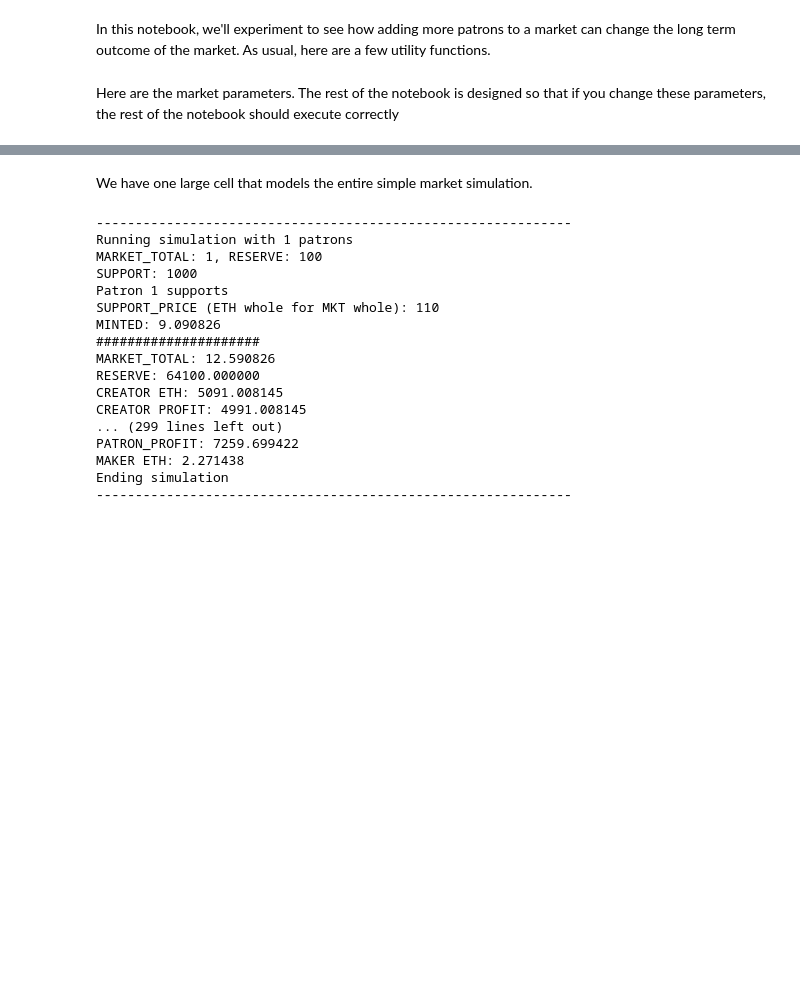
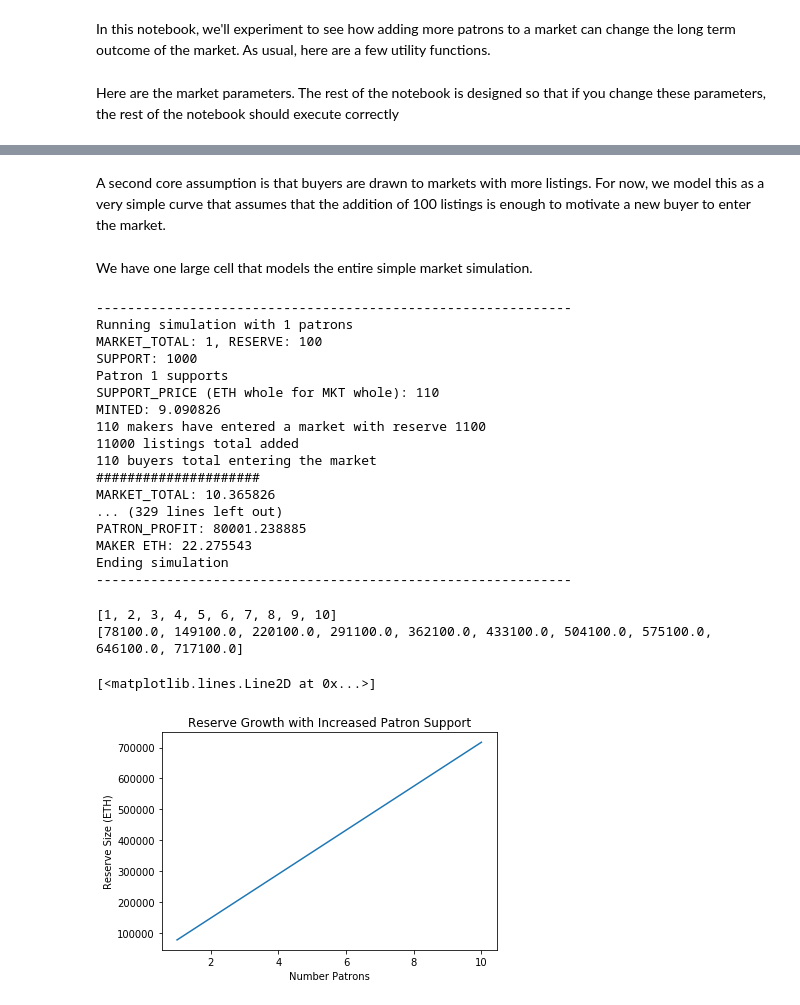
Before and after one commit to computablelabs/economics, a Jupyter notebook: Supporter Effect.ipynb, the cells around one changed output, grey strips where cells are left out. Cells and saved outputs as stored; diff of their text form; code cells hidden in the pictures; blank space fills up the shorter version.

Commit message:
Simple models

```diff
--- a/Supporter Effect.ipynb
+++ b/Supporter Effect.ipynb
@@ -47,9 +41,10 @@ Now le's introduce various parameters.
 # %%
+SUPPORT = 1000 * WHOLE # ETH
 CREATOR_SUPPORT = 100 * WHOLE # ETH
-N_MAKERS = 1000
+#N_MAKERS = 1000
 # This is number of listings *per* maker
 N_LISTINGS_PER_MAKER = 100
 # Size of an individual data purchase in ETH
 PURCHASE_SIZE = 1000 * WHOLE # ETH
-# Number of purchases
-N_PURCHASES = 90
+## Number of purchases
+#N_PURCHASES = 90
@@ -56,3 +53,11 @@ N_PURCHASES = 90
+# %%
+def get_number_makers(reserve_size):
+    return reserve_size // 10
+# %% [markdown]
+A second core assumption is that buyers are drawn to markets with more listings. For now, we model this as a very simple curve that assumes that the addition of 100 listings is enough to motivate a new buyer to enter the market.
+# %%
+def get_number_buyers(n_listings):
+    return n_listings // 100
 # %% [markdown]
 We have one large cell that models the entire simple market simulation.
 # %%
@@ -88,6 +93,8 @@ def run_simulation(N_PATRONS):
       coin_table["PATRON_%d" % (i+1)] = MINTED / 10**18
 
   # Now let's add some makers
+  N_MAKERS = get_number_makers(RESERVE // 10**18)
+  print("%d makers have entered a market with reserve %d"% (N_MAKERS, RESERVE // 10**18))
   for i in range(N_MAKERS):
       for j in range(N_LISTINGS_PER_MAKER):
           MAKER = "MAKER_%d" % (i+1)
@@ -96,10 +103,14 @@ def run_simulation(N_PATRONS):
           if MAKER not in coin_table:
               coin_table[MAKER] = 0
           coin_table[MAKER] += MINTED/10**18
+  N_LISTINGS = N_MAKERS * N_LISTINGS_PER_MAKER
+  print("%d listings total added" % N_LISTINGS)
 
   # Now let's add some purchases
   BACKEND_REVENUE = 0
-  for n in range(N_PURCHASES):
+  N_BUYERS = get_number_buyers(N_LISTINGS)
+  print("%d buyers total entering the market" % N_BUYERS)
+  for n in range(N_BUYERS):
       #print("Purchase %d" % n)
       PURCHASE = PURCHASE_SIZE
       BACKEND_SHARE = (PURCHASE * BACKEND_PAYMENT)//100
@@ -135,10 +146,10 @@ def run_simulation(N_PATRONS):
   print("-------------------------------------------------------------")
   return (RESERVE / 10**18)
 
-patrons_list = range(10)
+patrons_list = [n_patrons + 1 for n_patrons in range(10)]
 reserve_sizes = []
 for n_patrons in patrons_list:
-    reserve_size = run_simulation(N_PATRONS=(n_patrons+1))
+    reserve_size = run_simulation(N_PATRONS=n_patrons)
     reserve_sizes.append(reserve_size)
 # %% [output]
 -------------------------------------------------------------
@@ -148,13 +159,26 @@ SUPPORT: 1000
 Patron 1 supports
 SUPPORT_PRICE (ETH whole for MKT whole): 110
 MINTED: 9.090826
+110 makers have entered a market with reserve 1100
+11000 listings total added
+110 buyers total entering the market
 #####################
-MARKET_TOTAL: 12.590826
-RESERVE: 64100.000000
-CREATOR ETH: 5091.008145
-CREATOR PROFIT: 4991.008145
-... (299 lines left out)
-PATRON_PROFIT: 7259.699422
-MAKER ETH: 2.271438
+MARKET_TOTAL: 10.365826
+... (329 lines left out)
+PATRON_PROFIT: 80001.238885
+MAKER ETH: 22.275543
 Ending simulation
 -------------------------------------------------------------
+# %%
+import matplotlib.pyplot as plt
+print(patrons_list)
+print(reserve_sizes)
+plt.title("Reserve Growth with Increased Patron Support")
+plt.xlabel("Number Patrons")
+plt.ylabel("Reserve Size (ETH)")
+plt.plot(patrons_list, reserve_sizes)
+# %% [output]
+[1, 2, 3, 4, 5, 6, 7, 8, 9, 10]
+[78100.0, 149100.0, 220100.0, 291100.0, 362100.0, 433100.0, 504100.0, 575100.0, 646100.0, 717100.0]
+[<matplotlib.lines.Line2D at 0x...>]
+[figure, added]
```
Also changed, not shown: parts of 4 cells of this notebook.
